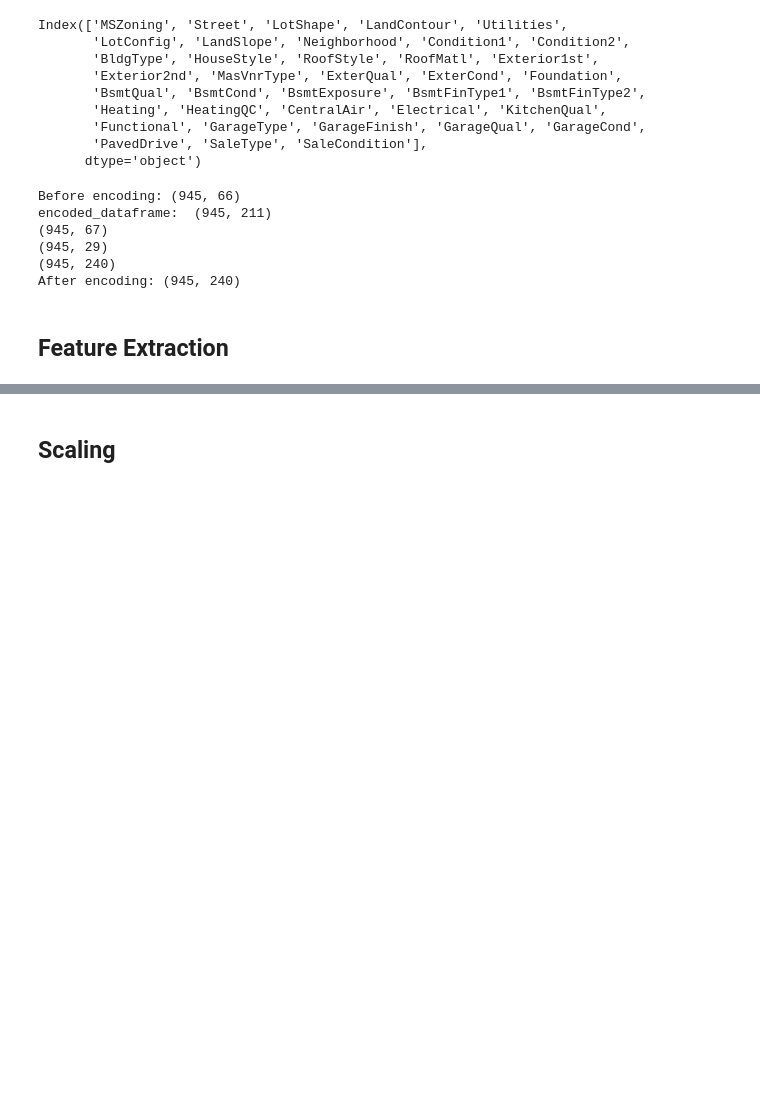
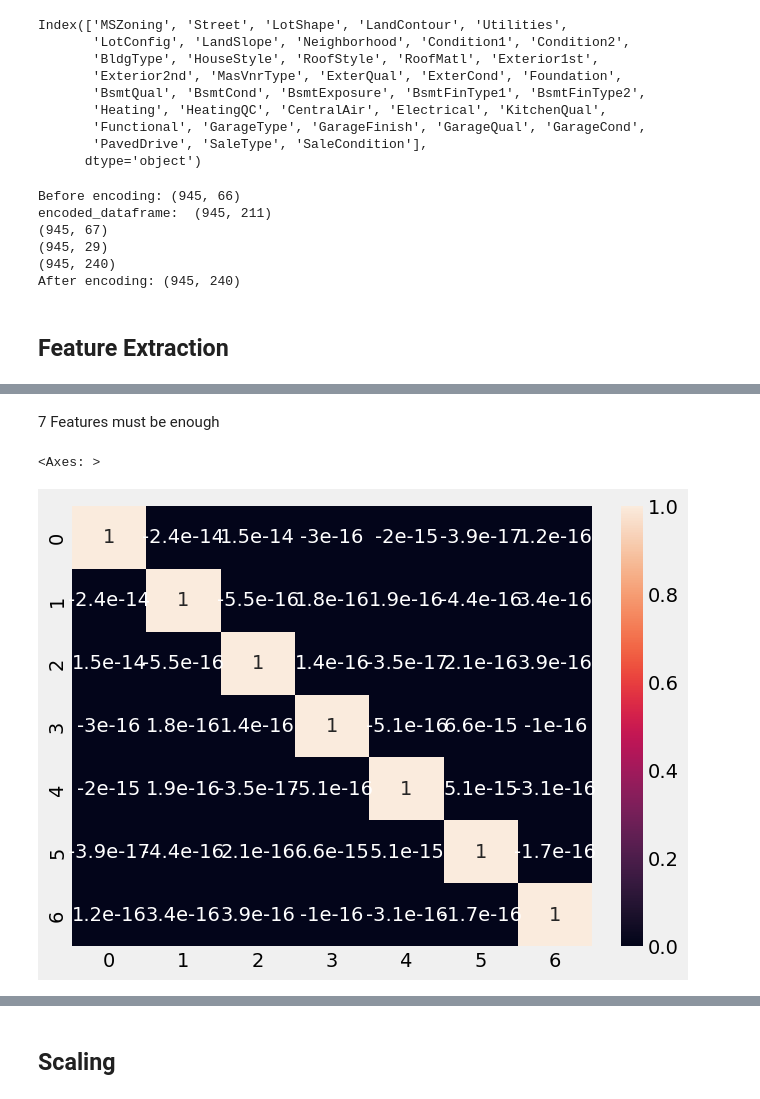
Before and after one commit to Nik-Kras/Kaggle_House_Prising, a Jupyter notebook: regression-for-house-pricing.ipynb, the cells around one changed output, grey strips where cells are left out. Cells and saved outputs as stored; diff of their text form; code cells hidden in the pictures; blank space fills up the shorter version.

```diff
--- a/regression-for-house-pricing.ipynb
+++ b/regression-for-house-pricing.ipynb
@@ -676,0 +554,14 @@ print(enc_train.shape)
+# %% [markdown]
+7 Features must be enough
+# %%
+pca = PCA(n_components=7)
+
+pca.fit(enc_train)
+pca_train = pd.DataFrame(pca.transform(enc_train))
+
+cor = pca_train.corr()
+plt.figure(constrained_layout=True)
+sns.heatmap(cor, annot=True)
+# %% [output]
+<Axes: >
+[figure, added]
```
Also changed, not shown: parts of 76 cells of this notebook.
